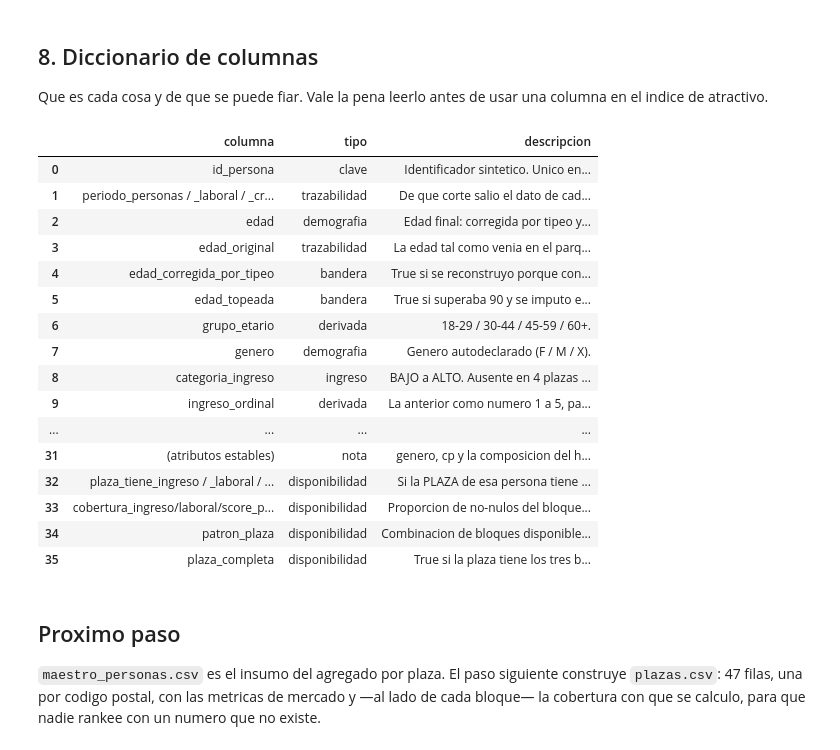
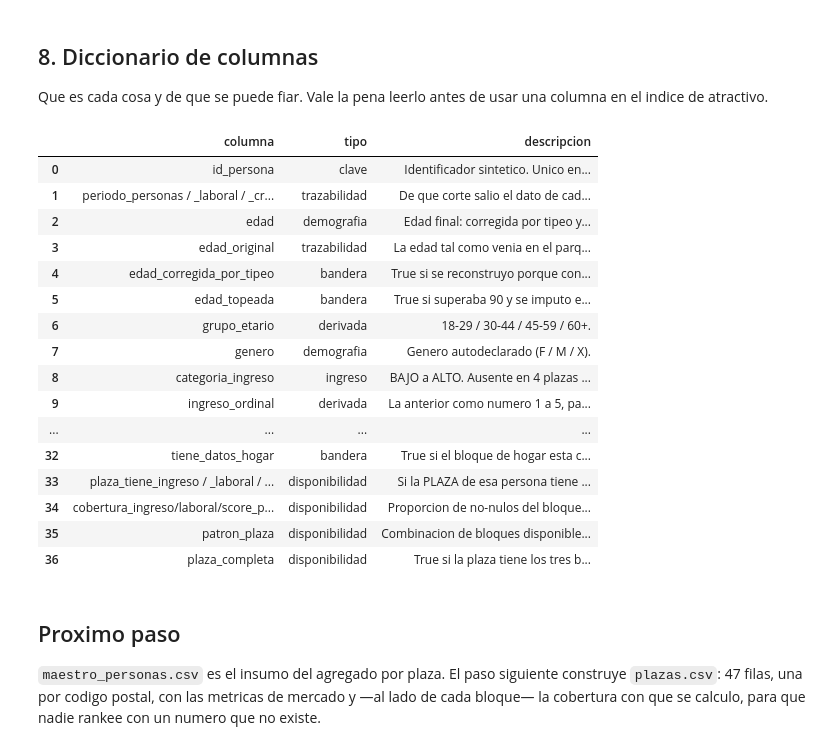
Before and after one commit to NicolasCaveda/Dathaton, a Jupyter notebook: 02_limpieza_y_maestro.ipynb, the cells around one changed output. Drawn from its saved outputs; the diff is of its cells as text; code cells hidden in the pictures.

```diff
--- a/02_limpieza_y_maestro.ipynb
+++ b/02_limpieza_y_maestro.ipynb
@@ -563,7 +589,12 @@ DICCIONARIO = [
     ("es_thin", "derivada", "True si es THIN. Es el mercado natural de una fintech."),
     ("score_riesgo", "credito", "Cinco niveles, prefijo SCORE_ ya removido. ALTO = mejor perfil."),
     ("score_ordinal", "derivada", "El anterior como numero 1 a 5."),
-    ("score_fraude", "credito", "CASI SIN VARIANZA: 85% MUY BAJO. No discrimina entre plazas."),
+    ("score_fraude", "credito",
+     "CASI SIN VARIANZA: 85% MUY BAJO. No discrimina entre plazas, por eso NO se le hizo "
+     "ordinal. Ojo: aca ALTO es MALO, al reves que en score_riesgo."),
+    ("score_riesgo_promedio_hogar", "hogar",
+     "Score promedio del hogar, normalizado igual que el individual. NO_DEFINIDO paso a nulo."),
+    ("score_hogar_ordinal", "derivada", "El anterior como numero 1 a 5."),
     ("solicitudes_6m/12m/24m_ordinal", "derivada", "0 = no solicito, 1 = entre 1 y 3, 2 = 4 o mas."),
     ("pidio_credito_12m", "derivada", "Demanda activa. Una de las variables mas utiles del dataset."),
     ("abrio_linea_nueva_ult_12m", "credito", "Abrio una linea nueva en el ultimo anio."),
@@ -576,41 +607,38 @@ DICCIONARIO = [
      "True si la persona figuraba en dos codigos postales en el mismo periodo. "
      "La asignacion final puede no ser correcta: excluirlas si la plaza importa."),
     ("distancia_estimada_polo_comercial_km", "geografia",
      "RUIDO: uniforme 0-5 km, distribucion identica en las 47 plazas. No usar."),
     ("segmento_comportamiento_retail", "credito",
      "RUIDO: 25/25/25/25 e independiente del ingreso. No usar."),
     ("edad_promedio_hogar y demas de hogar", "hogar",
      "Presentes en el 29% de las personas. Sirven para perfilar, no para dimensionar."),
     ("tiene_datos_hogar", "bandera", "True si el bloque de hogar esta completo."),
-    ("(atributos estables)", "nota",
-     "genero, cp y la composicion del hogar se completan desde periodos previos si faltan "
-     "en el ultimo registro. Ingreso, score y demanda de credito NO se completan."),
     ("plaza_tiene_ingreso / _laboral / _score", "disponibilidad",
      "Si la PLAZA de esa persona tiene el bloque. Filtrar por esto antes de comparar plazas."),
     ("cobertura_ingreso/laboral/score_plaza", "disponibilidad",
      "Proporcion de no-nulos del bloque en esa plaza, entre 0 y 1."),
     ("patron_plaza", "disponibilidad", "Combinacion de bloques disponibles, del estilo ING/---/SCO."),
     ("plaza_completa", "disponibilidad", "True si la plaza tiene los tres bloques."),
 ]
 display(pd.DataFrame(DICCIONARIO, columns=["columna", "tipo", "descripcion"]))
 # %% [output]
 |  | columna | tipo | descripcion |
 | 0 | id_persona | clave | Identificador sintetico. Unico en... |
 | 1 | periodo_personas / _laboral / _cr... | trazabilidad | De que corte salio el dato de cad... |
 | 2 | edad | demografia | Edad final: corregida por tipeo y... |
 | 3 | edad_original | trazabilidad | La edad tal como venia en el parq... |
 | 4 | edad_corregida_por_tipeo | bandera | True si se reconstruyo porque con... |
 | 5 | edad_topeada | bandera | True si superaba 90 y se imputo e... |
 | 6 | grupo_etario | derivada | 18-29 / 30-44 / 45-59 / 60+. |
 | 7 | genero | demografia | Genero autodeclarado (F / M / X). |
 | 8 | categoria_ingreso | ingreso | BAJO a ALTO. Ausente en 4 plazas ... |
 | 9 | ingreso_ordinal | derivada | La anterior como numero 1 a 5, pa... |
 | ... | ... | ... | ... |
-| 31 | (atributos estables) | nota | genero, cp y la composicion del h... |
-| 32 | plaza_tiene_ingreso / _laboral / ... | disponibilidad | Si la PLAZA de esa persona tiene ... |
-| 33 | cobertura_ingreso/laboral/score_p... | disponibilidad | Proporcion de no-nulos del bloque... |
-| 34 | patron_plaza | disponibilidad | Combinacion de bloques disponible... |
-| 35 | plaza_completa | disponibilidad | True si la plaza tiene los tres b... |
+| 32 | tiene_datos_hogar | bandera | True si el bloque de hogar esta c... |
+| 33 | plaza_tiene_ingreso / _laboral / ... | disponibilidad | Si la PLAZA de esa persona tiene ... |
+| 34 | cobertura_ingreso/laboral/score_p... | disponibilidad | Proporcion de no-nulos del bloque... |
+| 35 | patron_plaza | disponibilidad | Combinacion de bloques disponible... |
+| 36 | plaza_completa | disponibilidad | True si la plaza tiene los tres b... |
 # %% [markdown]
 ## Proximo paso
 
```
Also changed, not shown: parts of 7 cells of this notebook, 1 other file.
